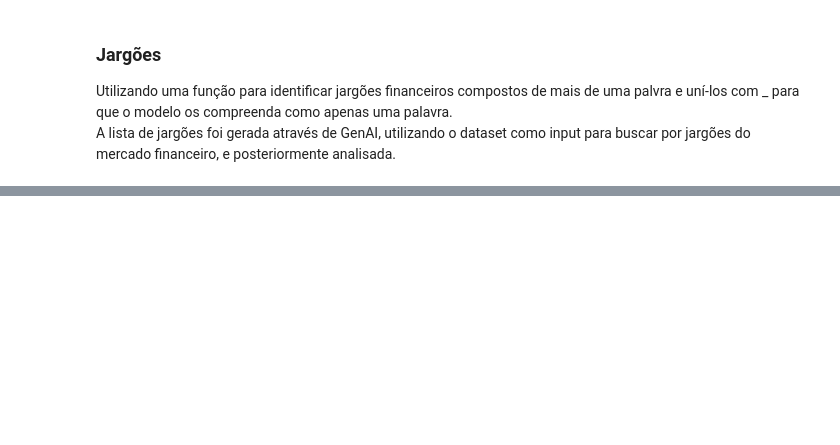
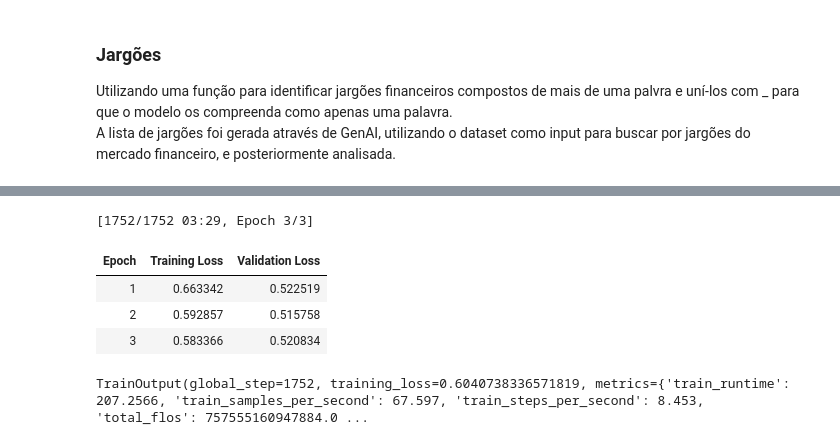
Before and after one commit to mstagomori/desafio-ciencia-dados-inoa, a Jupyter notebook: desafio_estagio_em_ciencia_de_dados.ipynb, the cells around one changed output, grey strips where cells are left out. Drawn from its saved outputs; the diff is of its cells as text; code cells hidden in the pictures; blank space fills up the shorter version.

```diff
--- a/desafio_estagio_em_ciencia_de_dados.ipynb
+++ b/desafio_estagio_em_ciencia_de_dados.ipynb
@@ -164,3 +166,6 @@ df["text_processed"] = df["text"].apply(
         financial_jargons
     )
 )
+# %%
+X = df[['headline', 'text_processed']].copy()
+y = df['asset_class'].copy()
@@ -166,0 +329,47 @@ df["text_processed"] = df["text"].apply(
+# %%
+from transformers import TrainingArguments
+
+# Argumentos de treinamento
+training_args = TrainingArguments(
+    output_dir="./bert_financial",
+
+    eval_strategy="epoch",
+    save_strategy="epoch",
+
+    learning_rate=2e-5,
+
+    per_device_train_batch_size=8,
+    per_device_eval_batch_size=8,
+
+    num_train_epochs=3,
+
+    weight_decay=0.01,
+
+    load_best_model_at_end=True,
+
+    fp16=True,
+
+    report_to="none"
+)
+# %%
+from transformers import Trainer
+
+# Configuraçãod o Trainer, que treina o modelo
+trainer = Trainer(
+    model=model,
+    args=training_args,
+
+    train_dataset=train_tokenized,
+    eval_dataset=test_tokenized,
+
+    data_collator=data_collator
+)
+# %%
+trainer.train()
+# %% [output]
+[1752/1752 03:29, Epoch 3/3]
+| Epoch | Training Loss | Validation Loss |
+| 1 | 0.663342 | 0.522519 |
+| 2 | 0.592857 | 0.515758 |
+| 3 | 0.583366 | 0.520834 |
+TrainOutput(global_step=1752, training_loss=0.6040738336571819, metrics={'train_runtime': 207.2566, 'train_samples_per_second': 67.597, 'train_steps_per_second': 8.453, 'total_flos': 757555160947884.0 ...
```
Also changed, not shown: parts of 45 cells of this notebook.
